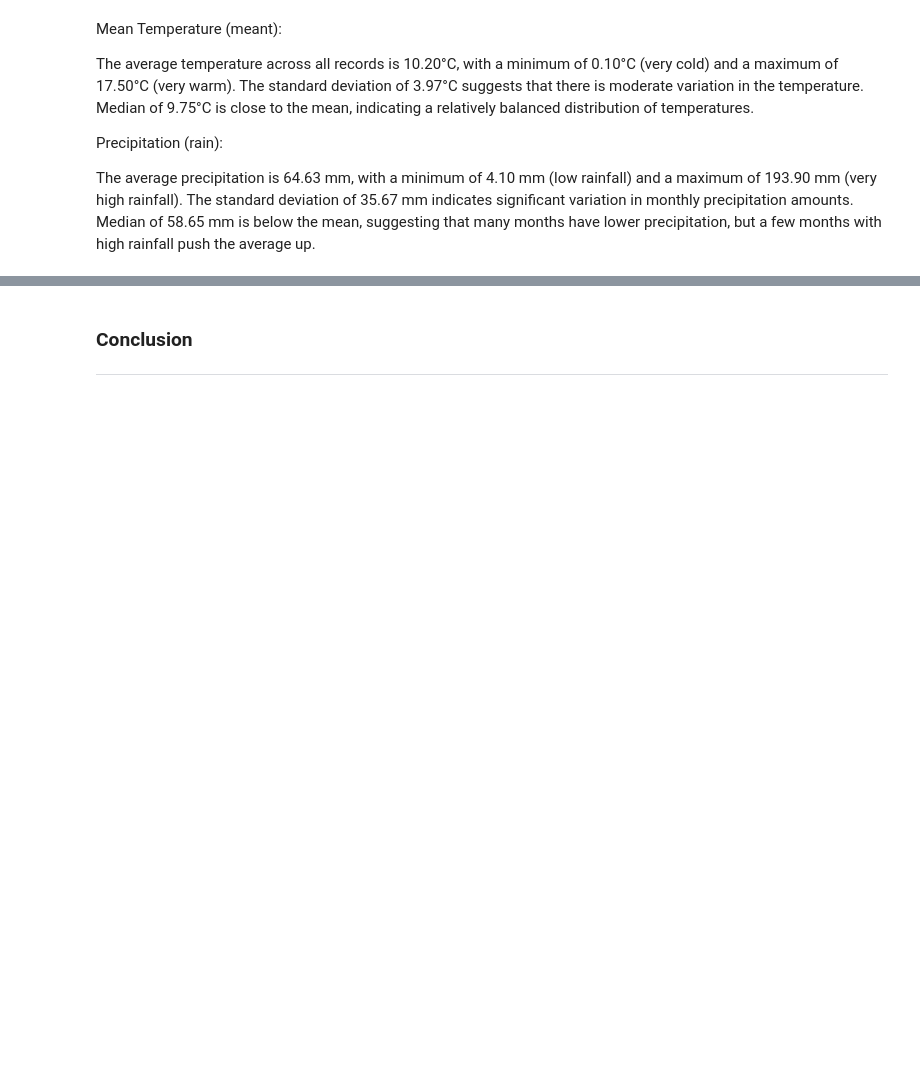
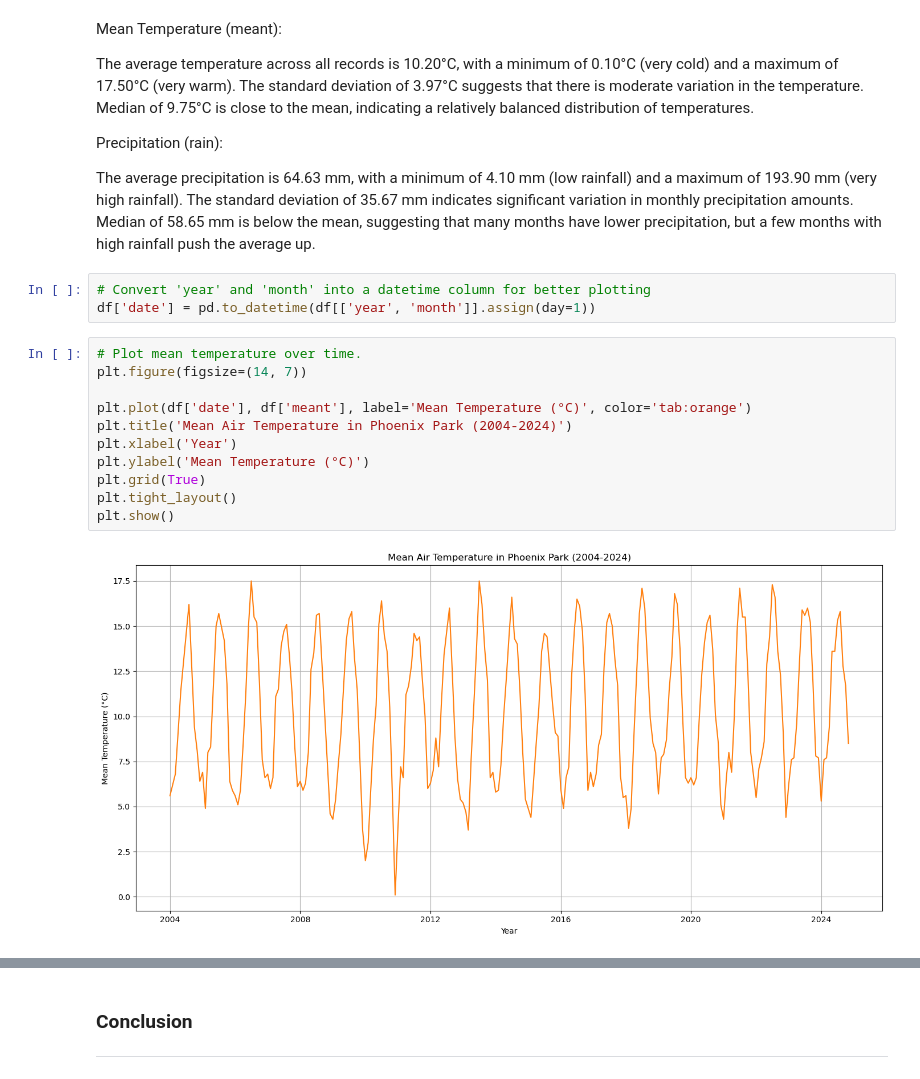
Before and after one commit to RodrigoDMU/programming-for-data-analytics, a Jupyter notebook: project/project.ipynb, the cells around one changed output, grey strips where cells are left out. Saved outputs shown, nothing was run; the diff lists cells and outputs as text; blank space fills up the shorter version.

```diff
--- a/project/project.ipynb
+++ b/project/project.ipynb
@@ -194,3 +196,19 @@ Precipitation (rain):
 The average precipitation is 64.63 mm, with a minimum of 4.10 mm (low rainfall) and a maximum of 193.90 mm (very high rainfall).
 The standard deviation of 35.67 mm indicates significant variation in monthly precipitation amounts.
 Median of 58.65 mm is below the mean, suggesting that many months have lower precipitation, but a few months with high rainfall push the average up.
+# %%
+# Convert 'year' and 'month' into a datetime column for better plotting
+df['date'] = pd.to_datetime(df[['year', 'month']].assign(day=1))
+# %%
+# Plot mean temperature over time.
+plt.figure(figsize=(14, 7))
+
+plt.plot(df['date'], df['meant'], label='Mean Temperature (°C)', color='tab:orange')
+plt.title('Mean Air Temperature in Phoenix Park (2004-2024)')
+plt.xlabel('Year')
+plt.ylabel('Mean Temperature (°C)')
+plt.grid(True)
+plt.tight_layout()
+plt.show()
+# %% [output]
+[figure, added]
```
Also changed, not shown: parts of 4 cells of this notebook.
